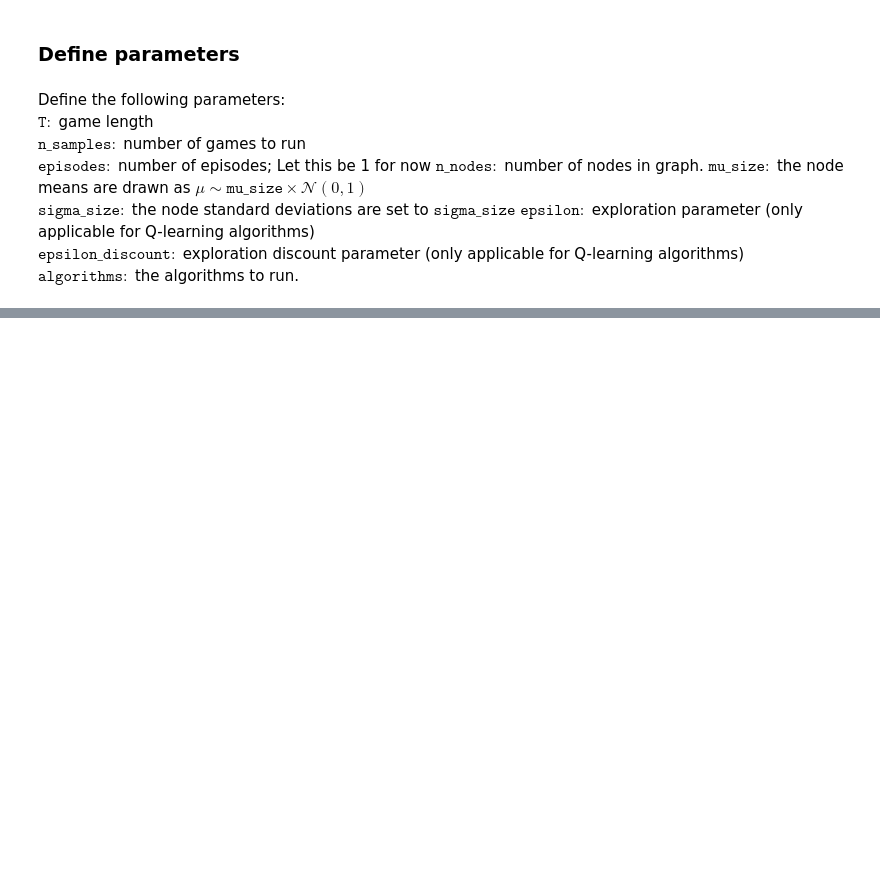
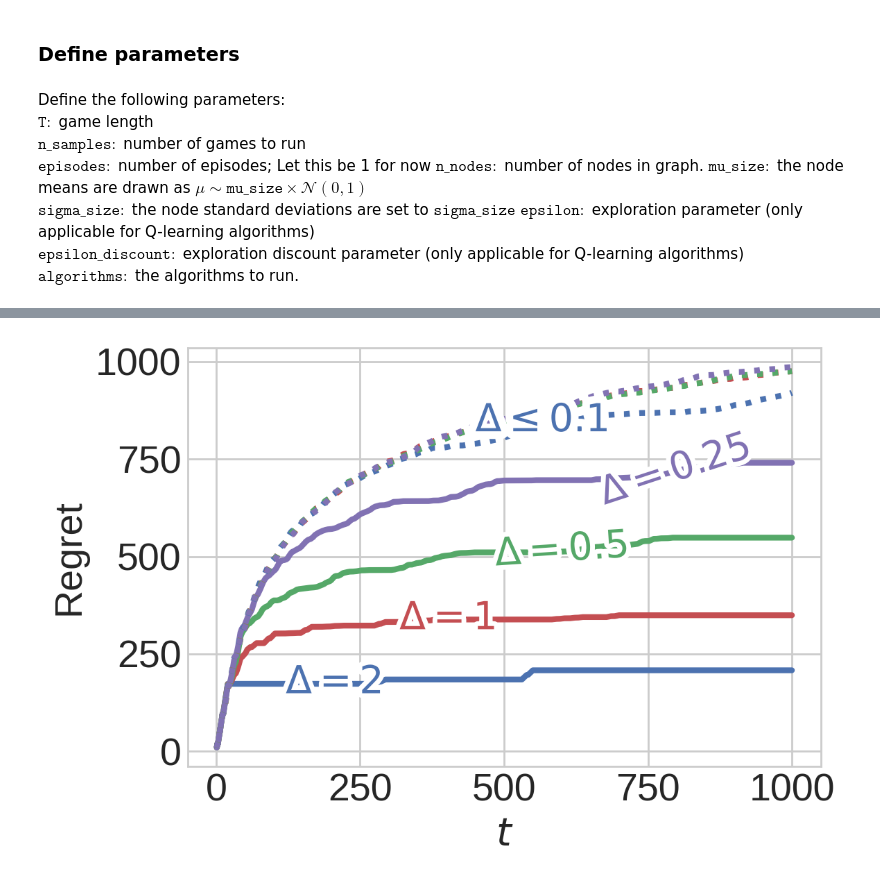
Before and after one commit to kasperjo/Graph-Bandit, a Jupyter notebook: Sensitivity analysis.ipynb, the cells around one changed output, grey strips where cells are left out. Drawn from its saved outputs; the diff is of its cells as text; code cells hidden in the pictures; blank space fills up the shorter version.

```diff
--- a/Sensitivity analysis.ipynb
+++ b/Sensitivity analysis.ipynb
@@ -162,7 +197,9 @@ def plotRegrets(allRegrets, titles=None, save_fig=None, delta_test=False):
     param allRegrets: list of dictionaries of regrets(samples, time_steps) for various algorithms and runs
     """
     nPlots = len(allRegrets)
-    sns.set()
+
+    plt.style.use('seaborn-whitegrid')
+    # sns.set()
 
     labels = {'greedy': 'Local $\epsilon$-greedy', 'thompson': 'Local TS', 'UCB': 'Local UCB','Q_learning': 'Q-learning',\
               'Our Algorithm':'Our Algorithm'}
@@ -172,8 +209,8 @@ def plotRegrets(allRegrets, titles=None, save_fig=None, delta_test=False):
               'Our Algorithm':'k'}
     keys = allRegrets[0].keys()
     if delta_test:
-        colors=['b', 'r', 'g', 'm', 'b', 'r', 'g', 'm', 'g', 'c', 'k', 'b', 'r', 'y', 'm', 'g']
-        styles = ['solid', 'solid', 'solid', 'solid', 'dotted', 'dotted', 'dotted', 'dotted', 'dotted']
+        colors=['b', 'r', 'g', 'm', 'b', 'r', 'g', 'm', 'g', 'c', 'k', 'b', 'r', 'y', 'm', 'g','b']
+        styles = ['solid', 'solid', 'solid', 'solid','solid', 'dotted', 'dotted', 'dotted', 'dotted', 'dotted','dotted']
 
 
 
@@ -206,16 +243,18 @@ def plotRegrets(allRegrets, titles=None, save_fig=None, delta_test=False):
                     sns.lineplot(ax = axes[1,j%3], data=df, ci=None, palette=[colors[key]])
                     axes[1,j%3].set_title(titles[j])
     if delta_test:
-        plt.legend(loc='lower right', ncol=2, bbox_to_anchor=(1.895,0.42), fontsize=16)
+        # plt.legend(loc='lower right', ncol=2, bbox_to_anchor=(1.895,0.42), fontsize=16)
+        # labelLines(plt.gca().get_lines(),align=False, zorder=2.5)
+        pass
     else:
         plt.legend(loc='upper center', ncol=2, bbox_to_anchor=(0.5, 1.45), fontsize=16)
+
     plt.xlabel('$t$', fontsize=20)
-    plt.ylabel('Expected regret', fontsize=20)
+    plt.ylabel('Regret', fontsize=20)
     plt.tick_params(labelsize=20)
-    plt.style.use('seaborn-dark-palette')
     if save_fig is not None:
         plt.savefig('Figures/'+save_fig, bbox_inches = 'tight')
-    plt.show()
+    # plt.show()
 # %% [markdown]
 ### Define parameters
 # %% [markdown]
@@ -310,3 +340,33 @@ plotRegrets([nodes_regrets], delta_test=True, save_fig='num_node_test')
+# %%
+plt.figure(dpi=200)
+
+plotRegrets([delta_regrets], delta_test=True)#
+
+lines = plt.gca().get_lines()
+
+labelLine(
+    lines[-4],
+    450,
+    label=r"$\Delta\leq 0.1$",
+    ha="left",
+    va="bottom",
+    align=False,
+    yoffset = 10,
+    backgroundcolor="none",
+   fontsize = 20
+)
+
+
+labelLines(lines[:-4],align=True, zorder=2.5,fontsize=20)
+
+
+# labelLines(lines[-4:],align=False, zorder=2.5)
+
+plt.tight_layout()
+plt.savefig('Figures/delta_test.png',bbox_inches = 'tight')
+plt.show()
+# %% [output]
+[figure, new version]
 # %%
 with open('Data/delta_test.pkl', 'wb') as file:
     pkl.dump(delta_regrets,file)
```
Also changed, not shown: parts of 23 cells of this notebook, 12 other files.
